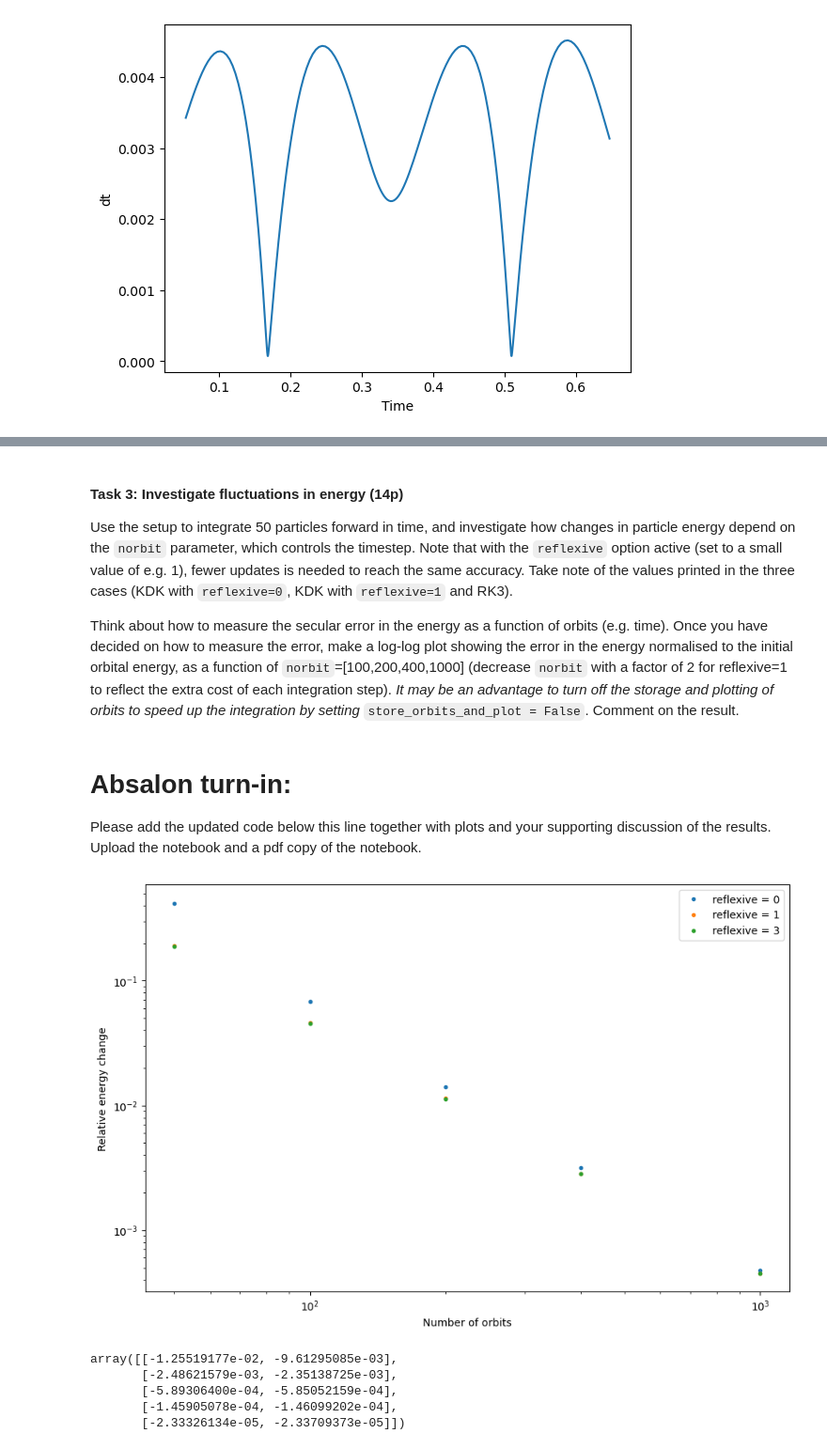
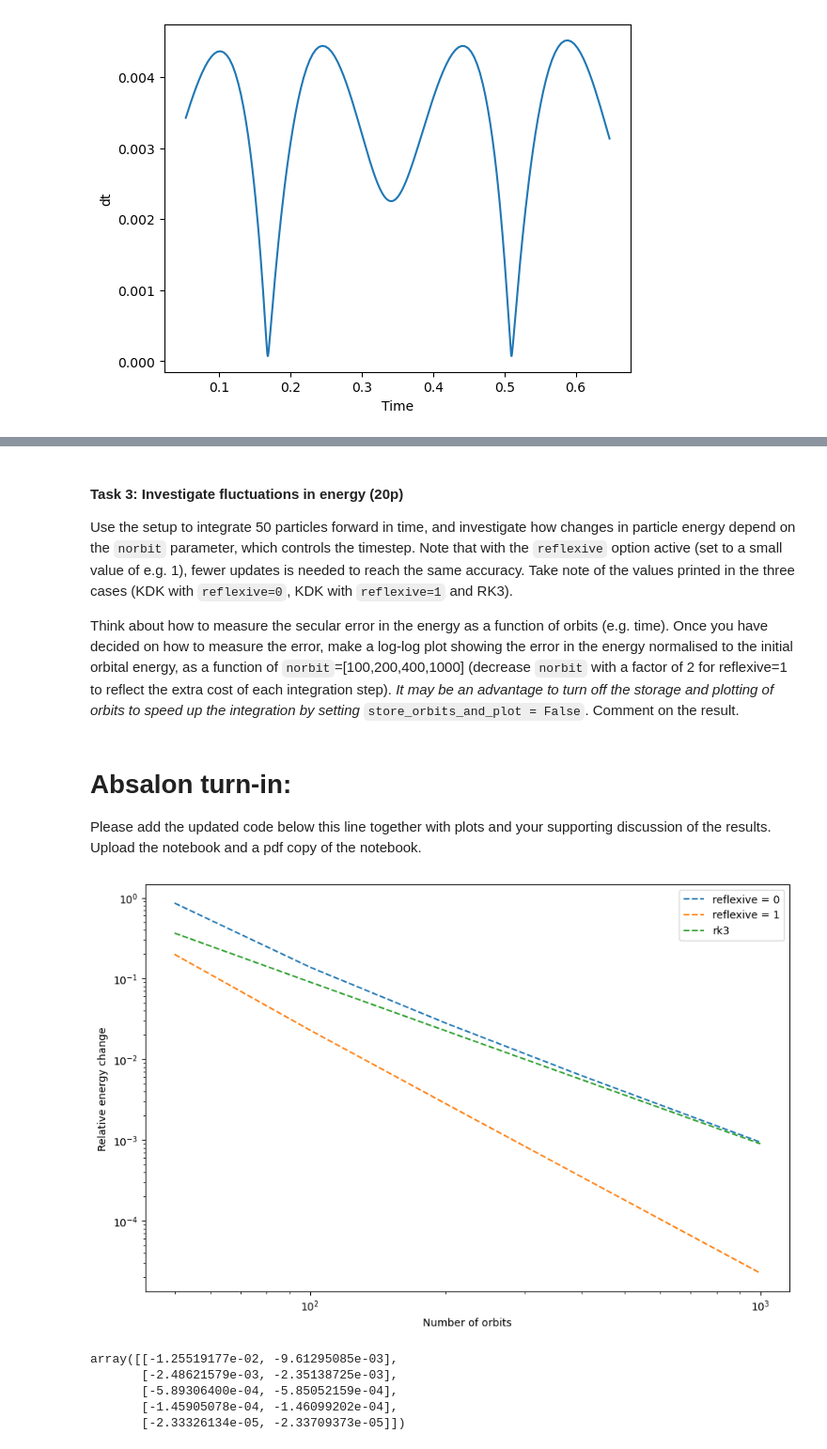
Before and after one commit to JakobSchauser/MscPhysics, a Jupyter notebook: ComputationalAstrophysics/7 Particles/7a Particle Integration.ipynb, the cells around one changed output, grey strips where cells are left out. Shown: that part at 94% size. Saved outputs shown, nothing was run; the diff lists cells and outputs as text; code cells hidden in the pictures.

```diff
--- a/ComputationalAstrophysics/7 Particles/7a Particle Integration.ipynb
+++ b/ComputationalAstrophysics/7 Particles/7a Particle Integration.ipynb
@@ -192,13 +192,12 @@ class Integration():
         # from stored positions and velocities
         if self.reflexive > 0:
             # make n more iteration for completeness
-            for i in range(self.reflexive):
+            for _ in range(self.reflexive):
                 self.courant(p)
                 self.dt = 0.5*(self.dt + olddt)
 
                 p.r = np.copy(oldr)
                 p.v = np.copy(oldv)
-
 
                 self.kick(p)
                 self.drift(p)
@@ -243,7 +242,7 @@ class Integration():
         self.nstep += 1
 # %%
 # Setup particle distribution
-def run_n(n = 10, reflexive = 0, norbit = 100,store_orbits_and_plot = False, verbose = False):
+def run_n(n = 10, reflexive = 0, norbit = 100, solver = "kdk", store_orbits_and_plot = False, verbose = False):
     p=Particles(n=10,rad=1.,dispersion=0.2,edispersion=0.7)
 
     # Print some statistics
@@ -255,9 +254,8 @@ def run_n(n = 10, reflexive = 0, norbit = 100,store_orbits_and_plot = False, ver
         print("Speed  min, aver, max, std : {:.2f} {:.2f} {:.2f} {:.2f}".format(p.vm.min(),p.vm.mean(),p.vm.max(),p.vm.std()))
 
 
-    start_energy = np.copy(p.E) # store initial energy
     # Setup integrator
-    I = Integration(p,Integrator='kdk',Courant='acceleration', \
+    I = Integration(p,Integrator=solver,Courant='acceleration', \
                     norbit=norbit,reflexive=reflexive)
 
     # if use_constant_dt is set to True only calculate dt once. Should not be used with self.reflexive > 0!
@@ -324,9 +322,9 @@ def run_n(n = 10, reflexive = 0, norbit = 100,store_orbits_and_plot = False, ver
         plt.axis('scaled')
         plt.show()
 
-    return energy, ptime, dt, r, v, start_energy
+    return energy, ptime, dt, r, v
 
-energy, ptime, dt, r, v, start_energy = run_n(10, store_orbits_and_plot = True)
+energy, ptime, dt, r, v = run_n(10, store_orbits_and_plot = True)
 # %% [output]
 [figure]
 # %%
@@ -374,7 +372,7 @@ recompute $\Delta t$ as $\Delta t(t_\textrm{new-1})$, construct a new $\Delta t$
 
 Choose a one of the particles. How does the secular error in the energy per orbit change as when using reflexive=0 and norbit=100 compared to (reflexive,norbit)=(1,50) and (2,33)? E.g. with a constant number of KDK evaluations.
 # %% [markdown]
-#### __Task 3: Investigate fluctuations in energy__ (14p)
+#### __Task 3: Investigate fluctuations in energy__ (20p)
 Use the setup to integrate 50 particles forward in time, and investigate how changes in particle energy depend on the `norbit` parameter, which controls the timestep. Note that with the `reflexive` option active (set to a small value of e.g. 1), fewer updates is needed to reach the same accuracy. Take note of the values printed in the three cases (KDK with `reflexive=0`, KDK with `reflexive=1` and RK3).
 
 Think about how to measure the secular error in the energy as a function of orbits (e.g. time). Once you have decided on how to measure the error, make a log-log plot showing the error in the energy normalised to the initial orbital energy, as a function of `norbit`=[100,200,400,1000] (decrease `norbit` with a factor of 2 for reflexive=1 to reflect the extra cost of each integration step). _It may be an advantage to turn off the storage and plotting of orbits to speed up the integration by setting_ ``store_orbits_and_plot = False``. Comment on the result.
@@ -384,25 +382,28 @@ Think about how to measure the secular error in the energy as a function of orbi
 Please add the updated code below this line together with plots and your supporting discussion of the results. Upload the notebook and a pdf copy of the notebook.
 # %%
 nns = [50,100,200,400,1000]
-refs = [0,1,3]
+solver_refs = [("kdk", 0), ("kdk", 1), ("rk3",0)]
 
-energies = np.empty((len(nns),len(refs)))
+energies = np.empty((len(nns),len(solver_refs)))
 for i, nn in enumerate(nns):
-    for ii, ref in enumerate(refs):
-        energy, ptime, dt, r, v, start_energy = run_n(50, reflexive= ref, norbit = nn, store_orbits_and_plot = False)
-        e = ((np.max(energy, axis = 1)- np.min(energy, axis = 1))/start_energy).mean()
-        energies[i,ii] = -e
+    for ii, sol_ref in enumerate(solver_refs):
+        sol, ref = sol_ref
+        energy, ptime, dt, r, v = run_n(50, reflexive= ref, norbit = nn, solver = sol, store_orbits_and_plot = False)
+        start_energies = energy[:,0]
+
+        e = (np.abs((start_energies[:,None] - energy)/start_energies[:,None])).max()
+        energies[i,ii] = e
 
 plt.figure(figsize=(11,7))
-plt.loglog(nns, energies[:,0],'.', label = "reflexive = 0")
-plt.loglog(nns, energies[:,2],'.', label = "reflexive = 1")
-plt.loglog(nns, energies[:,1],'.', label = "reflexive = 3")
+plt.loglog(nns, energies[:,0],'--', label = "reflexive = 0")
+plt.loglog(nns, energies[:,2],'--', label = "reflexive = 1")
+plt.loglog(nns, energies[:,1],'--', label = "rk3")
 plt.xlabel("Number of orbits")
 plt.ylabel("Relative energy change")
 plt.legend()
 plt.show()
 # %% [output]
-[figure, old version]
+[figure, new version]
 # %%
 energies
 # %% [output]
```
Also changed, not shown: parts of 2 cells of this notebook.
